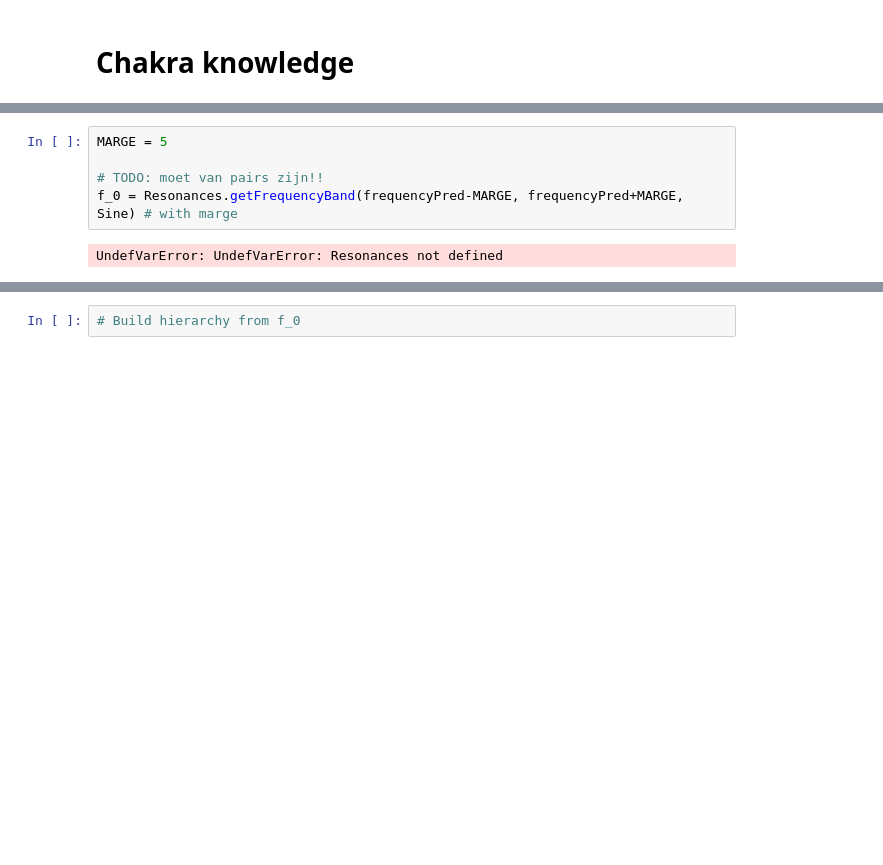
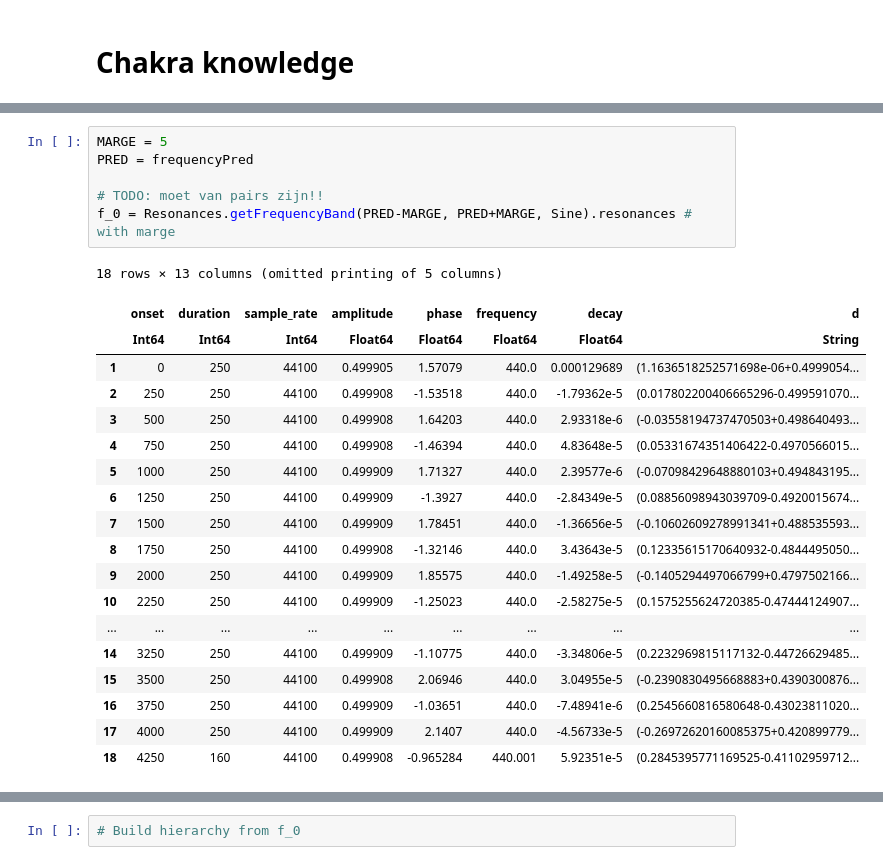
Before and after one commit to anastasiakrouglova/Master-Thesis, a Jupyter notebook: resonance-knowledge/linearRegression.ipynb, the cells around one changed output, grey strips where cells are left out. Drawn from its saved outputs; the diff is of its cells as text; blank space fills up the shorter version.

```diff
--- a/resonance-knowledge/linearRegression.ipynb
+++ b/resonance-knowledge/linearRegression.ipynb
@@ -186,7 +185,26 @@ Main.Sine
 # %%
 MARGE = 5
+PRED = frequencyPred
 
 # TODO: moet van pairs zijn!!
-f_0 = Resonances.getFrequencyBand(frequencyPred-MARGE, frequencyPred+MARGE, Sine) # with marge
+f_0 = Resonances.getFrequencyBand(PRED-MARGE, PRED+MARGE, Sine).resonances # with marge
 # %% [output]
-UndefVarError: UndefVarError: Resonances not defined
+18 rows × 13 columns (omitted printing of 5 columns)
+|  | onset | duration | sample_rate | amplitude | phase | frequency | decay | d |
+|  | Int64 | Int64 | Int64 | Float64 | Float64 | Float64 | Float64 | String |
+| 1 | 0 | 250 | 44100 | 0.499905 | 1.57079 | 440.0 | 0.000129689 | (1.1636518252571698e-06+0.4999054... |
+| 2 | 250 | 250 | 44100 | 0.499908 | -1.53518 | 440.0 | -1.79362e-5 | (0.017802200406665296-0.499591070... |
+| 3 | 500 | 250 | 44100 | 0.499908 | 1.64203 | 440.0 | 2.93318e-6 | (-0.03558194737470503+0.498640493... |
+| 4 | 750 | 250 | 44100 | 0.499908 | -1.46394 | 440.0 | 4.83648e-5 | (0.05331674351406422-0.4970566015... |
+| 5 | 1000 | 250 | 44100 | 0.499909 | 1.71327 | 440.0 | 2.39577e-6 | (-0.07098429648880103+0.494843195... |
+| 6 | 1250 | 250 | 44100 | 0.499909 | -1.3927 | 440.0 | -2.84349e-5 | (0.08856098943039709-0.4920015674... |
+| 7 | 1500 | 250 | 44100 | 0.499909 | 1.78451 | 440.0 | -1.36656e-5 | (-0.10602609278991341+0.488535593... |
+| 8 | 1750 | 250 | 44100 | 0.499908 | -1.32146 | 440.0 | 3.43643e-5 | (0.12335615170640932-0.4844495050... |
+| 9 | 2000 | 250 | 44100 | 0.499909 | 1.85575 | 440.0 | -1.49258e-5 | (-0.1405294497066799+0.4797502166... |
+| 10 | 2250 | 250 | 44100 | 0.499909 | -1.25023 | 440.0 | -2.58275e-5 | (0.1575255624720385-0.47444124907... |
+| ... | ... | ... | ... | ... | ... | ... | ... | ... |
+| 14 | 3250 | 250 | 44100 | 0.499909 | -1.10775 | 440.0 | -3.34806e-5 | (0.2232969815117132-0.44726629485... |
+| 15 | 3500 | 250 | 44100 | 0.499908 | 2.06946 | 440.0 | 3.04955e-5 | (-0.2390830495668883+0.4390300876... |
+| 16 | 3750 | 250 | 44100 | 0.499909 | -1.03651 | 440.0 | -7.48941e-6 | (0.2545660816580648-0.43023811020... |
+| 17 | 4000 | 250 | 44100 | 0.499909 | 2.1407 | 440.0 | -4.56733e-5 | (-0.26972620160085375+0.420899779... |
+| 18 | 4250 | 160 | 44100 | 0.499908 | -0.965284 | 440.001 | 5.92351e-5 | (0.2845395771169525-0.41102959712... |
```
Also changed, not shown: parts of 2 cells of this notebook, 2 other files.
